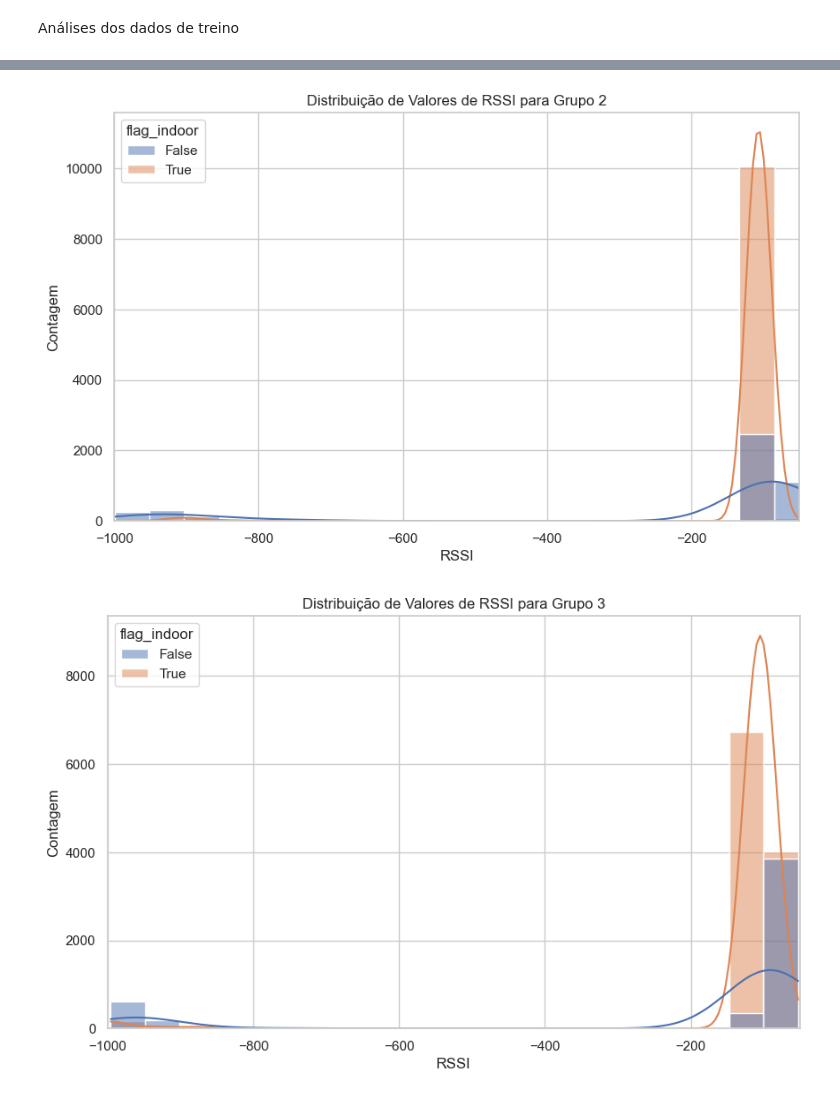
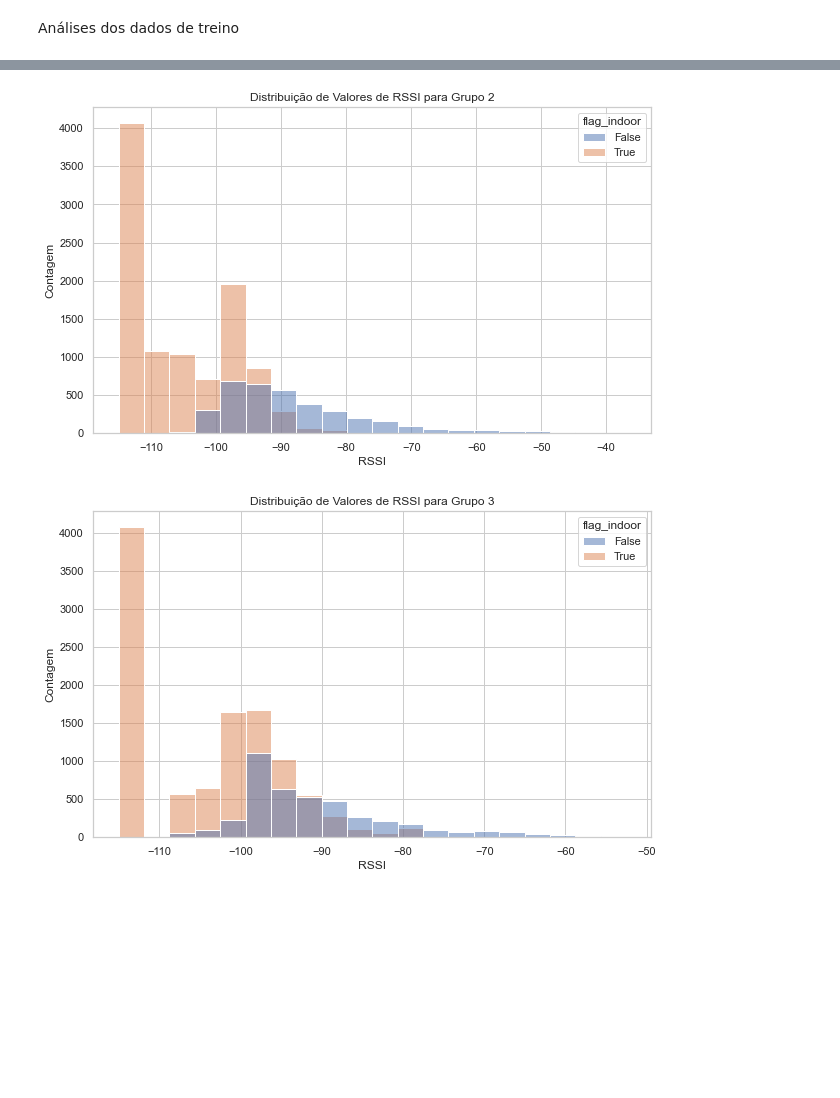
Before and after one commit to hlaff147/ES-290-Comunicacoes-Moveis, a Jupyter notebook: data_analysis.ipynb, the cells around one changed output, grey strips where cells are left out. Cells and saved outputs as stored; diff of their text form; code cells hidden in the pictures; blank space fills up the shorter version.

Commit message:
corrigindo outliers e gerando gráficos

```diff
--- a/data_analysis.ipynb
+++ b/data_analysis.ipynb
@@ -117,0 +137,7 @@ plt.show()
+# %%
+# Substituir valores menores que -115 por nulo (NaN), evitando assim outliers.
+
+columns = ['rssi_1_1', 'rssi_1_2', 'rssi_1_3', 'rssi_2_1', 'rssi_2_2', 'rssi_2_3', 'rssi_3_1', 'rssi_3_2', 'rssi_3_3']
+
+
+df_train_alunos[columns] = df_train_alunos[columns].applymap(lambda x: x if x >= -115 else np.nan)
@@ -218,0 +251,20 @@ The palette list has fewer values (9) than needed (10) and will cycle, which may
+# %%
+#Distribuição de valores de RSSi para os grupos de antenas 1,2,3
+
+
+# Definir grupos e seus nomes correspondentes
+group_mapping = {
+    'Grupo 1': ['rssi_1_1', 'rssi_1_2', 'rssi_1_3'],
+    'Grupo 2': ['rssi_2_1', 'rssi_2_2', 'rssi_2_3'],
+    'Grupo 3': ['rssi_3_1', 'rssi_3_2', 'rssi_3_3']
+}
+
+# Gerar gráficos de distribuição separados para cada grupo
+for group_name, group_columns in group_mapping.items():
+    plt.figure(figsize=(10, 6))
+    df_group = df_train_alunos[group_columns].melt(value_name='RSSI', var_name='Antena')
+    sns.histplot(data=df_group, x='RSSI', bins=20, alpha=0.7, multiple='stack')
+    plt.xlabel('RSSI')
+    plt.ylabel('Contagem')
+    plt.title(f'Distribuição de Valores de RSSI para {group_name}')
+    plt.show()
@@ -219,4 +275,7 @@ The palette list has fewer values (9) than needed (10) and will cycle, which may
 # %%
+#Distribuição de valores de RSSi para os grupos de antenas 1,2,3 relacionadas à variável flag_indoor
+
+
 # Definir grupos e seus nomes correspondentes
 group_mapping = {
     'Grupo 1': ['rssi_1_1', 'rssi_1_2', 'rssi_1_3'],
@@ -228,11 +287,11 @@ group_mapping = {
 for group_name, group_columns in group_mapping.items():
     df_group = df_train_alunos.melt(id_vars=['flag_indoor'], value_vars=group_columns, value_name='RSSI', var_name='Antena')
     plt.figure(figsize=(10, 6))
-    sns.histplot(data=df_group, x='RSSI', hue='flag_indoor', bins=20, kde=True)
+    sns.histplot(data=df_group, x='RSSI', hue='flag_indoor', bins=20, kde=False)
     plt.xlabel('RSSI')
     plt.ylabel('Contagem')
     plt.title(f'Distribuição de Valores de RSSI para {group_name}')
 
-    plt.xlim(-1000, -50)  # Ajustar o intervalo do eixo x
+
     plt.show()
 # %% [output]
@@ -240,2 +299,2 @@ for group_name, group_columns in group_mapping.items():
-[figure, old version]
+[figure, new version]
-[figure, old version]
+[figure, new version]
```
Also changed, not shown: parts of 12 cells of this notebook.
